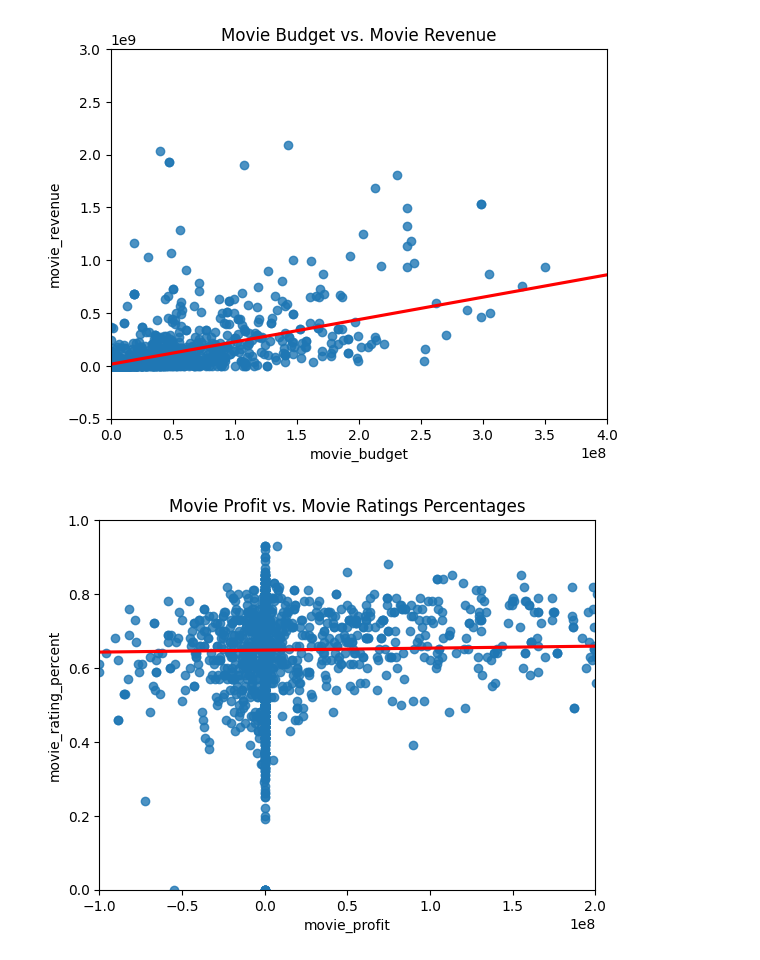
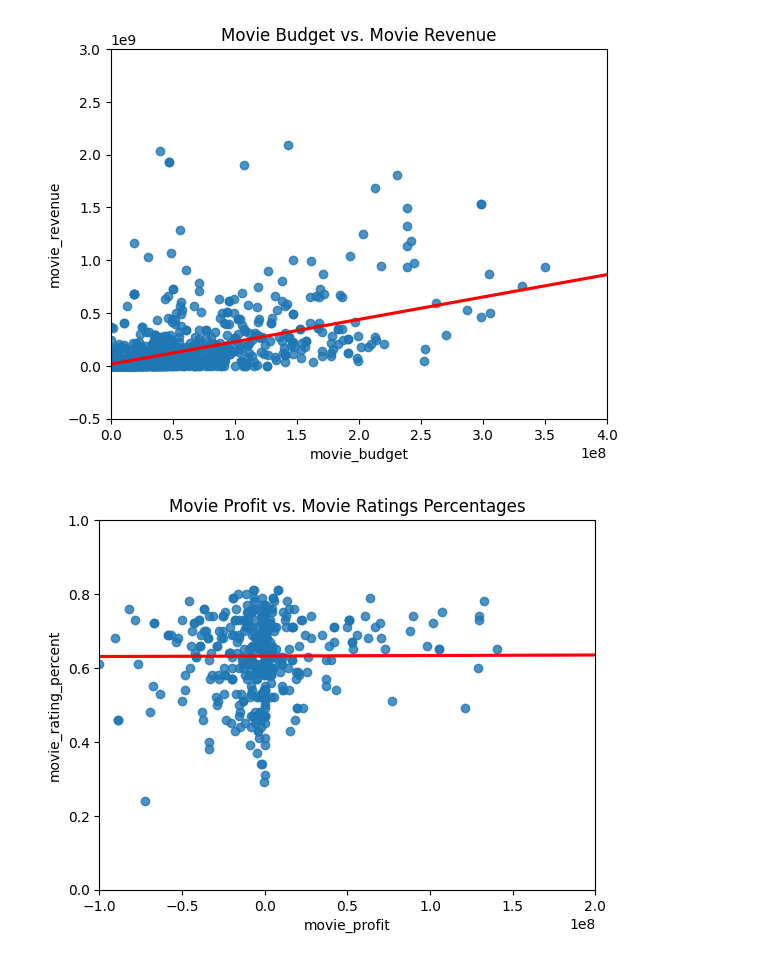
Before and after one commit to emilybae2025/Book-to-Film-Success-Prediction-Model, a Jupyter notebook: EDA.ipynb, the cells around one changed output. Cells and saved outputs as stored; diff of their text form; code cells hidden in the pictures.

```diff
--- a/EDA.ipynb
+++ b/EDA.ipynb
@@ -117,6 +117,8 @@ plt.show()
 # create new columns for percent of rating (since movie is out of 10 and book is out of 5)
 df["movie_rating_percent"] = df["imdb_rating"] / 10
 df["book_rating_percent"] = df["Rating"] / 5
+# remove ratings of 0 (no rating)
+df = df[(df.movie_rating_percent != 0) & (df.book_rating_percent != 0)]
 # scatter plot w/o regression line
 df.plot.scatter(title="Book Ratings vs. Movie Ratings Percentages", x="movie_rating_percent", y="book_rating_percent", xlabel="Movie Rating", ylabel="Book Rating")
 # scatter plot w regression line
@@ -140,16 +142,17 @@ plt.show()
 # %%
 # movie profit vs. rating
 # new column profit = revenue - budget
+df = df[(df.movie_revenue != 0) | (df.movie_budget != 0)]
 df["movie_profit"] = df.movie_revenue - df.movie_budget
 
 # scatterplot
 sns.regplot(data=df, x="movie_profit", y="movie_rating_percent", ci=None, line_kws={'color':'red'})
 plt.title("Movie Profit vs. Movie Ratings Percentages")
 
 # zoom in to cluster
 plt.xlim(-1e8, 2e8)
 plt.ylim(0, 1)
 
 plt.show()
 # %% [output]
-[figure, old version]
+[figure, new version]
```
Also changed, not shown: parts of 1 cell of this notebook.
